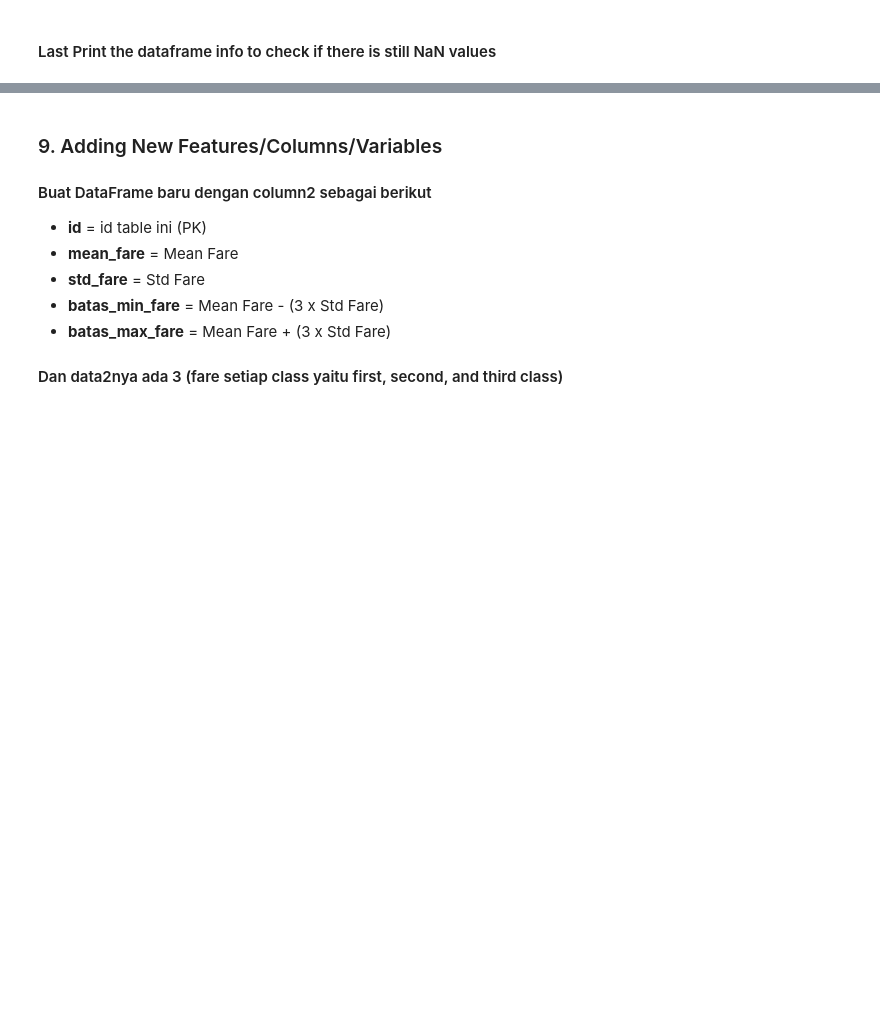
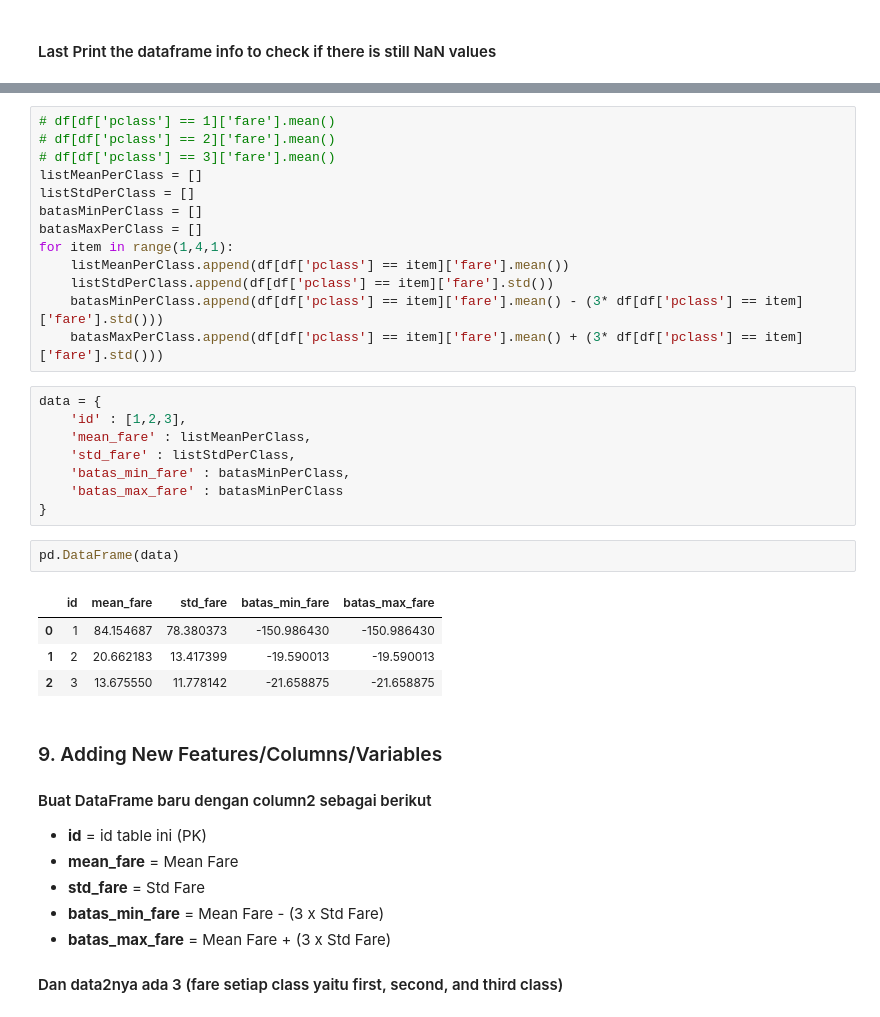
Before and after one commit to jamaludinfikrii/FundamentalDSBandung, a Jupyter notebook: Modul2/LatihanExam/Soal Ujian Module 2 -Copy1.ipynb, the cells around one changed output, grey strips where cells are left out. Cells and saved outputs as stored; diff of their text form; blank space fills up the shorter version.

```diff
--- a/Modul2/LatihanExam/Soal Ujian Module 2 -Copy1.ipynb
+++ b/Modul2/LatihanExam/Soal Ujian Module 2 -Copy1.ipynb
@@ -420,3 +372,31 @@ memory usage: 80.6+ KB
+# %%
+# df[df['pclass'] == 1]['fare'].mean()
+# df[df['pclass'] == 2]['fare'].mean()
+# df[df['pclass'] == 3]['fare'].mean()
+listMeanPerClass = []
+listStdPerClass = []
+batasMinPerClass = []
+batasMaxPerClass = []
+for item in range(1,4,1):
+    listMeanPerClass.append(df[df['pclass'] == item]['fare'].mean())
+    listStdPerClass.append(df[df['pclass'] == item]['fare'].std())
+    batasMinPerClass.append(df[df['pclass'] == item]['fare'].mean() - (3* df[df['pclass'] == item]['fare'].std()))
+    batasMaxPerClass.append(df[df['pclass'] == item]['fare'].mean() + (3* df[df['pclass'] == item]['fare'].std()))
+# %%
+data = {
+    'id' : [1,2,3],
+    'mean_fare' : listMeanPerClass,
+    'std_fare' : listStdPerClass,
+    'batas_min_fare' : batasMinPerClass,
+    'batas_max_fare' : batasMinPerClass
+}
+# %%
+pd.DataFrame(data)
+# %% [output]
+|  | id | mean_fare | std_fare | batas_min_fare | batas_max_fare |
+| 0 | 1 | 84.154687 | 78.380373 | -150.986430 | -150.986430 |
+| 1 | 2 | 20.662183 | 13.417399 | -19.590013 | -19.590013 |
+| 2 | 3 | 13.675550 | 11.778142 | -21.658875 | -21.658875 |
 # %% [markdown]
 ### 9. Adding New Features/Columns/Variables
 
```
Also changed, not shown: parts of 14 cells of this notebook, 1 other file.
